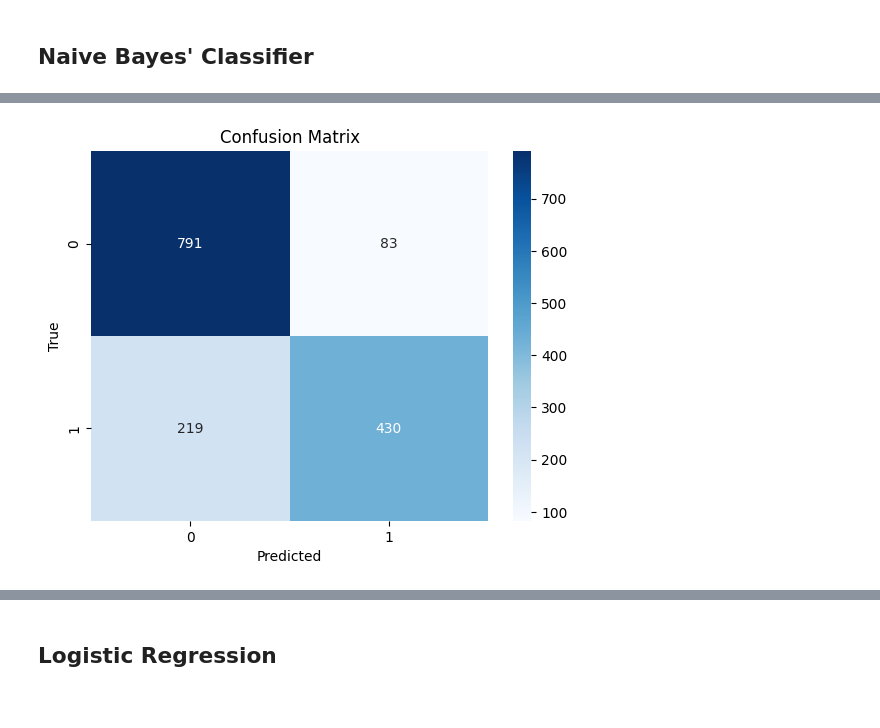
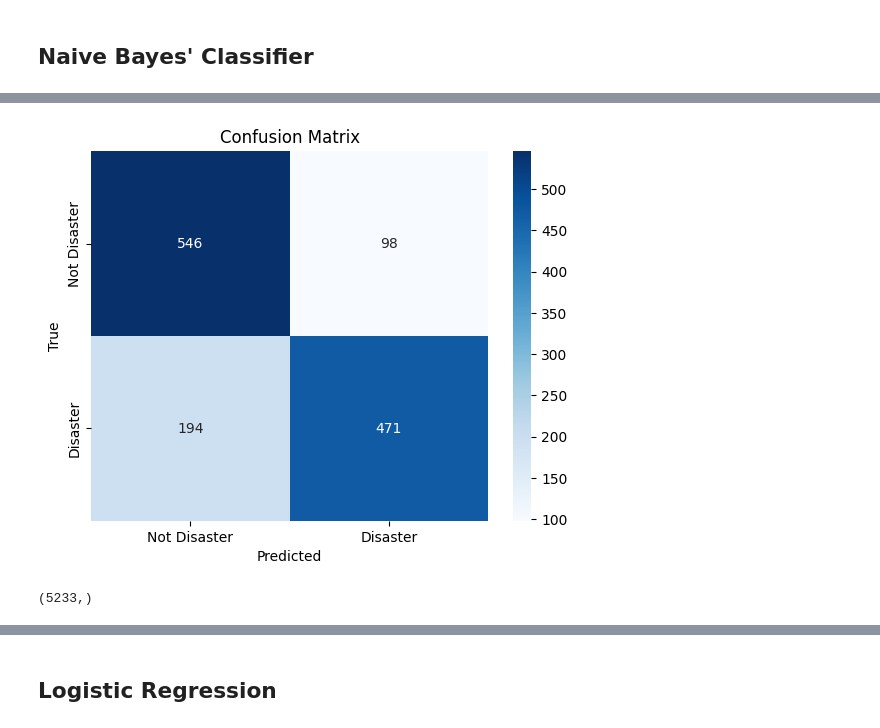
Before and after one commit to sukanyanag/Tweet-Classification-for-Disaster-Detection, a Jupyter notebook: TweetClassificationforDisasterDetection.ipynb, the cells around one changed output, grey strips where cells are left out. Saved outputs shown, nothing was run; the diff lists cells and outputs as text; code cells hidden in the pictures.

```diff
--- a/TweetClassificationforDisasterDetection.ipynb
+++ b/TweetClassificationforDisasterDetection.ipynb
@@ -166,0 +187,4 @@ def get_wordnet_pos(tag):
+# %%
+df = pd.concat([target_0,target_1],ignore_index= True)
+df = df.sample(frac=1, random_state=42)
+df
@@ -216,17 +254,16 @@ def clean_text(text):
     return ' '.join(lemmatized_text)
 
 # Cleaning the text column in the dataset
-df_train['text_clean'] = df_train['text'].apply(clean_text)
+df['text_clean'] = df['text'].apply(clean_text)
 df_test['text_clean'] = df_test['text'].apply(clean_text)
 # %%
 # Performing TF-IDF Vectorization
 tfidf_vectorizer = TfidfVectorizer(max_features=5000, ngram_range=(1, 2))
-X_tfidf = tfidf_vectorizer.fit_transform(df_train['text_clean'])
+X_tfidf = tfidf_vectorizer.fit_transform(df['text_clean'])
 X_tfidf = X_tfidf.toarray()
 # %%
 # Split the data into training and validation sets
-X_train, X_val, y_train, y_val = train_test_split(X_tfidf, df_train['target'], test_size=0.2, random_state=42)
+X_train, X_val, y_train, y_val = train_test_split(X_tfidf, df['target'], test_size=0.2, random_state=42)
 
-# Display the shapes of the output vectors
-X_train.shape, X_val.shape
+print(X_train.shape, X_val.shape)
 # %% [output]
@@ -263,10 +334,16 @@ F1 Score: 0.7401032702237522
 # %%
 # Confusion Matrix
 conf_matrix = confusion_matrix(y_val, y_pred)
-sns.heatmap(conf_matrix, annot=True, fmt='d', cmap='Blues')
+sns.heatmap(conf_matrix, annot=True, fmt='d', cmap='Blues',
+            xticklabels=['Not Disaster', 'Disaster'],
+            yticklabels=['Not Disaster', 'Disaster'])
 plt.xlabel('Predicted')
 plt.ylabel('True')
 plt.title('Confusion Matrix')
 plt.show()
 # %% [output]
-[figure, old version]
+[figure, new version]
+# %%
+print(y_train.shape)
+# %% [output]
+(5233,)
```
Also changed, not shown: parts of 27 cells of this notebook, 3 other files.
